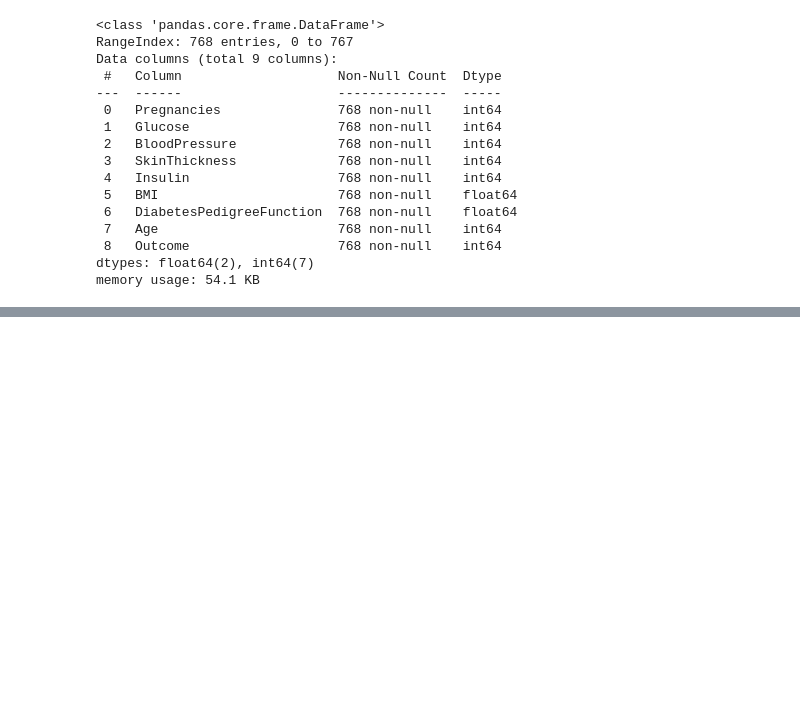
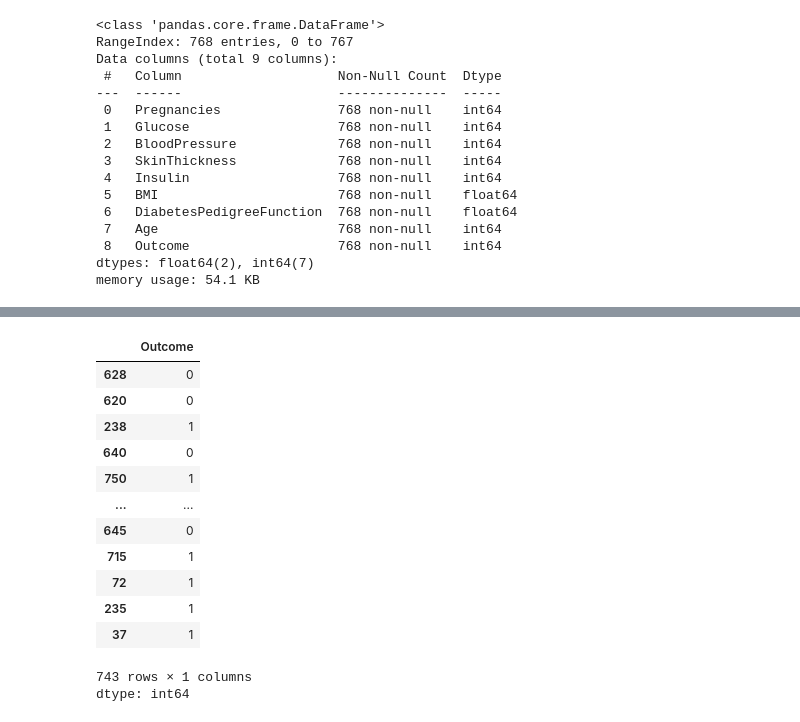
Before and after one commit to Saifullah785/Machine_Learning_Projects, a Jupyter notebook: Project_14_Diabetes_Disease_Prediction/Project_14_Diabetes_Disease_Prediction.ipynb, the cells around one changed output, grey strips where cells are left out. Cells and saved outputs as stored; diff of their text form; code cells hidden in the pictures; blank space fills up the shorter version.

Commit message:
Created using Colab, while working on project 14, and practice code on these sections of Separate Dependent & Independent Feature into x and y, standardization, and train test split

```diff
--- a/Project_14_Diabetes_Disease_Prediction/Project_14_Diabetes_Disease_Prediction.ipynb
+++ b/Project_14_Diabetes_Disease_Prediction/Project_14_Diabetes_Disease_Prediction.ipynb
@@ -87,0 +90,4 @@ diabete_df.groupby('Outcome').mean() # Group the DataFrame by the 'Outcome' colu
+# %%
+# Separate dependent and independent features into X and Y
+X = diabete_df.drop(columns = 'Outcome', axis=1) # X contains all columns except 'Outcome'
+Y = diabete_df['Outcome'] # Y contains only the 'Outcome' column
@@ -87,0 +131,4 @@ diabete_df.groupby('Outcome').mean() # Group the DataFrame by the 'Outcome' colu
+# %%
+from sklearn.preprocessing import StandardScaler # Import StandardScaler for data standardization
+Scaler = StandardScaler() # Initialize the StandardScaler
+Scaler.fit(X) # Fit the scaler to the independent features
@@ -87,0 +137,3 @@ diabete_df.groupby('Outcome').mean() # Group the DataFrame by the 'Outcome' colu
+# %%
+Standard_data = Scaler.fit_transform(X) # Standardize the independent features
+X = Standard_data # Replace the original X with the standardized data
@@ -87,0 +158,9 @@ diabete_df.groupby('Outcome').mean() # Group the DataFrame by the 'Outcome' colu
+# %%
+# Split the data into training and testing sets
+X_train, X_test, Y_train, Y_test = train_test_split(X,Y, test_size = 25,  random_state=1)
+# X_train: Training data for independent features
+# X_test: Testing data for independent features
+# Y_train: Training data for dependent feature
+# Y_test: Testing data for dependent feature
+# test_size = 25: 25 samples will be used for testing
+# random_state=1: Ensures the split is the same each time the code is run
@@ -87,0 +183,17 @@ diabete_df.groupby('Outcome').mean() # Group the DataFrame by the 'Outcome' colu
+# %%
+Y_train # Display the training data for the dependent feature
+# %% [output]
+|  | Outcome |
+| 628 | 0 |
+| 620 | 0 |
+| 238 | 1 |
+| 640 | 0 |
+| 750 | 1 |
+| ... | ... |
+| 645 | 0 |
+| 715 | 1 |
+| 72 | 1 |
+| 235 | 1 |
+| 37 | 1 |
+743 rows × 1 columns
+dtype: int64
```
Also changed, not shown: parts of 8 cells of this notebook.
